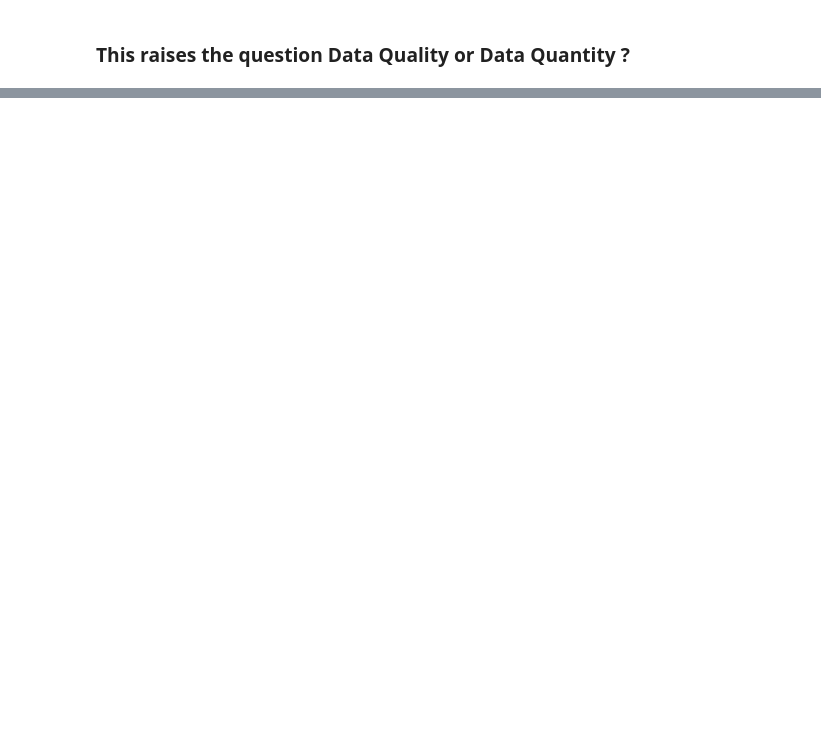
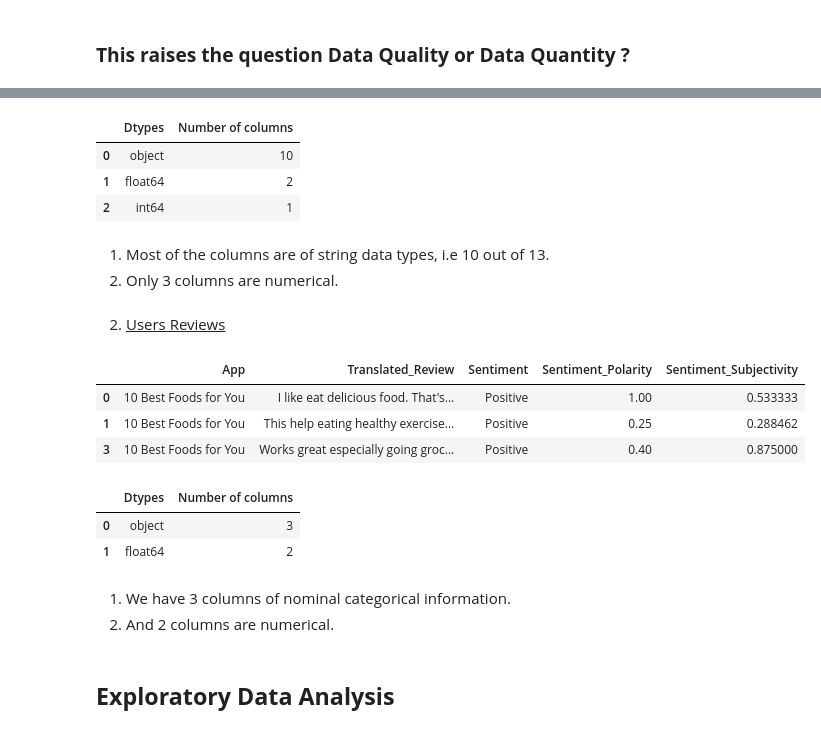
Before and after one commit to swarntam/Play_Store_App_Review_Analysis, a Jupyter notebook: Play_Store_App_Review_Analysis_Capstone_Project.ipynb, the cells around one changed output, grey strips where cells are left out. Drawn from its saved outputs; the diff is of its cells as text; code cells hidden in the pictures; blank space fills up the shorter version.

```diff
--- a/Play_Store_App_Review_Analysis_Capstone_Project.ipynb
+++ b/Play_Store_App_Review_Analysis_Capstone_Project.ipynb
@@ -392,0 +434,3 @@ We can't just impute these information.
+# %%
+# Dropping the null values.
+reviews_df = reviews_df.dropna()
@@ -394,0 +522,39 @@ We can't just impute these information.
+# %%
+# Data Types Analysis
+dtype_unique = data_df.dtypes.unique()
+nums_cols = [sum(data_df.dtypes==x) for x in dtype_unique]
+
+pd.DataFrame({'Dtypes':dtype_unique, 'Number of columns':nums_cols})
+# %% [output]
+|  | Dtypes | Number of columns |
+| 0 | object | 10 |
+| 1 | float64 | 2 |
+| 2 | int64 | 1 |
+# %% [markdown]
+1. Most of the columns are of string data types, i.e 10 out of 13.
+2. Only 3 columns are numerical.
+# %% [markdown]
+2. <u> Users Reviews
+# %%
+# Top 3 rows.
+reviews_df.head(3)
+# %% [output]
+|  | App | Translated_Review | Sentiment | Sentiment_Polarity | Sentiment_Subjectivity |
+| 0 | 10 Best Foods for You | I like eat delicious food. That's... | Positive | 1.00 | 0.533333 |
+| 1 | 10 Best Foods for You | This help eating healthy exercise... | Positive | 0.25 | 0.288462 |
+| 3 | 10 Best Foods for You | Works great especially going groc... | Positive | 0.40 | 0.875000 |
+# %%
+# Data Types Analysis
+dtype_unique = reviews_df.dtypes.unique()
+nums_cols = [sum(reviews_df.dtypes==x) for x in dtype_unique]
+
+pd.DataFrame({'Dtypes':dtype_unique, 'Number of columns':nums_cols})
+# %% [output]
+|  | Dtypes | Number of columns |
+| 0 | object | 3 |
+| 1 | float64 | 2 |
+# %% [markdown]
+1. We have 3 columns of nominal categorical information.
+2. And 2 columns are numerical.
+# %% [markdown]
+## **Exploratory Data Analysis**
```
Also changed, not shown: parts of 27 cells of this notebook.
